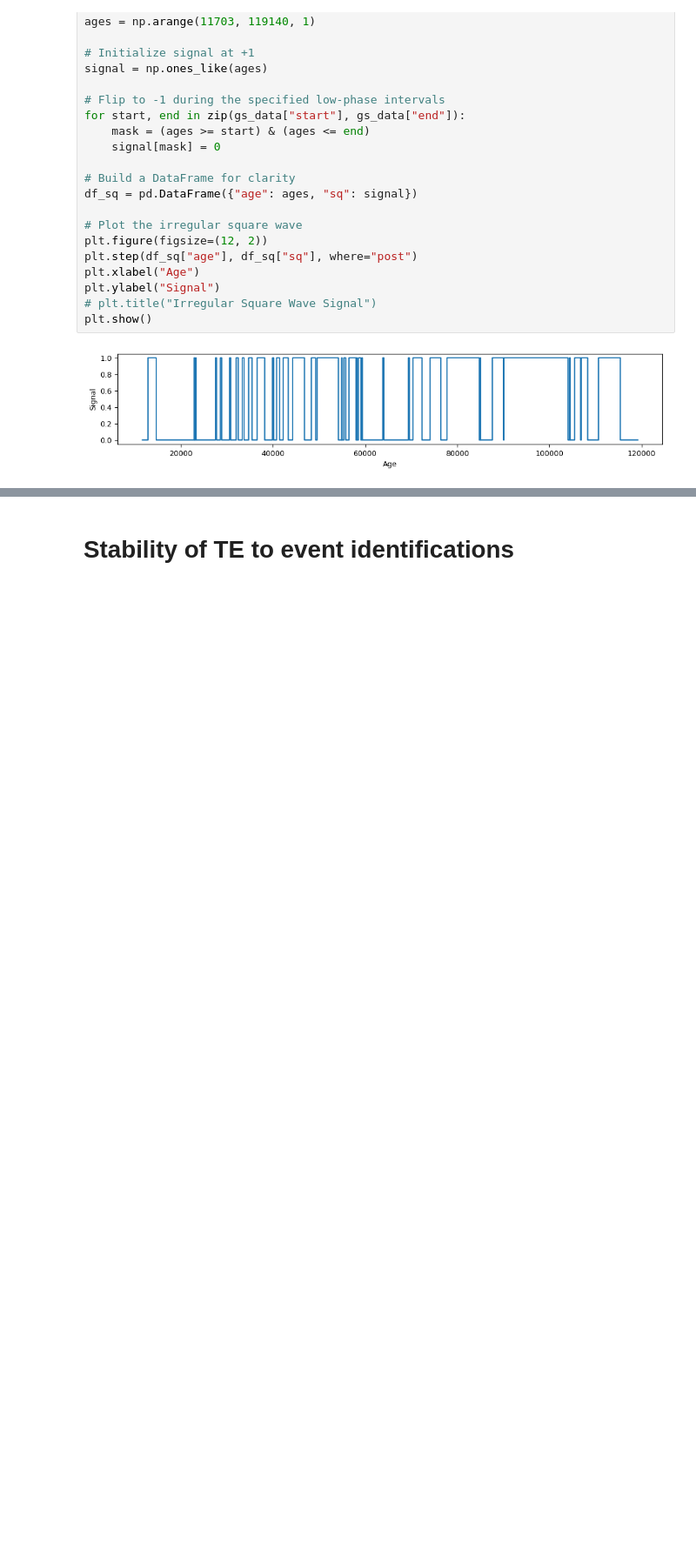
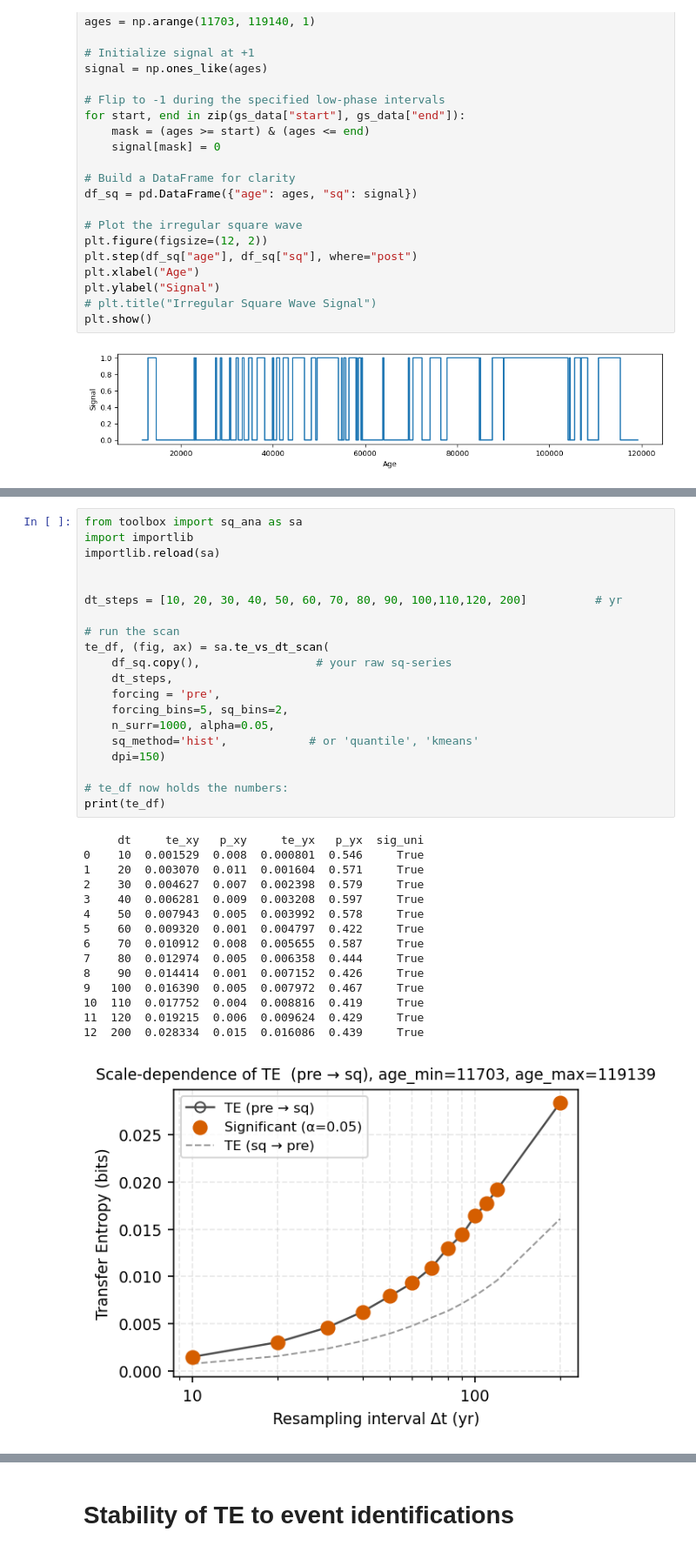
Before and after one commit to Peisong-Zheng/bipolar_seesaw_CCM, a Jupyter notebook: TE_NGRIP.ipynb, the cells around one changed output, grey strips where cells are left out. Shown: that part at 87% size. Cells and saved outputs as stored; diff of their text form; blank space fills up the shorter version.

```diff
--- a/TE_NGRIP.ipynb
+++ b/TE_NGRIP.ipynb
@@ -156,2 +156,38 @@ False
 [figure]
 [figure]
+# %%
+from toolbox import sq_ana as sa
+import importlib
+importlib.reload(sa)
+
+
+dt_steps = [10, 20, 30, 40, 50, 60, 70, 80, 90, 100,110,120, 200]          # yr
+
+# run the scan
+te_df, (fig, ax) = sa.te_vs_dt_scan(
+    df_sq.copy(),                 # your raw sq-series
+    dt_steps,
+    forcing = 'pre',
+    forcing_bins=5, sq_bins=2,
+    n_surr=1000, alpha=0.05,
+    sq_method='hist',            # or 'quantile', 'kmeans'
+    dpi=150)
+
+# te_df now holds the numbers:
+print(te_df)
+# %% [output]
+     dt     te_xy   p_xy     te_yx   p_yx  sig_uni
+0    10  0.001529  0.008  0.000801  0.546     True
+1    20  0.003070  0.011  0.001604  0.571     True
+2    30  0.004627  0.007  0.002398  0.579     True
+3    40  0.006281  0.009  0.003208  0.597     True
+4    50  0.007943  0.005  0.003992  0.578     True
+5    60  0.009320  0.001  0.004797  0.422     True
+6    70  0.010912  0.008  0.005655  0.587     True
+7    80  0.012974  0.005  0.006358  0.444     True
+8    90  0.014414  0.001  0.007152  0.426     True
+9   100  0.016390  0.005  0.007972  0.467     True
+10  110  0.017752  0.004  0.008816  0.419     True
+11  120  0.019215  0.006  0.009624  0.429     True
+12  200  0.028334  0.015  0.016086  0.439     True
+[figure, added]
```
Also changed, not shown: parts of 2 cells of this notebook, 2 other files.
